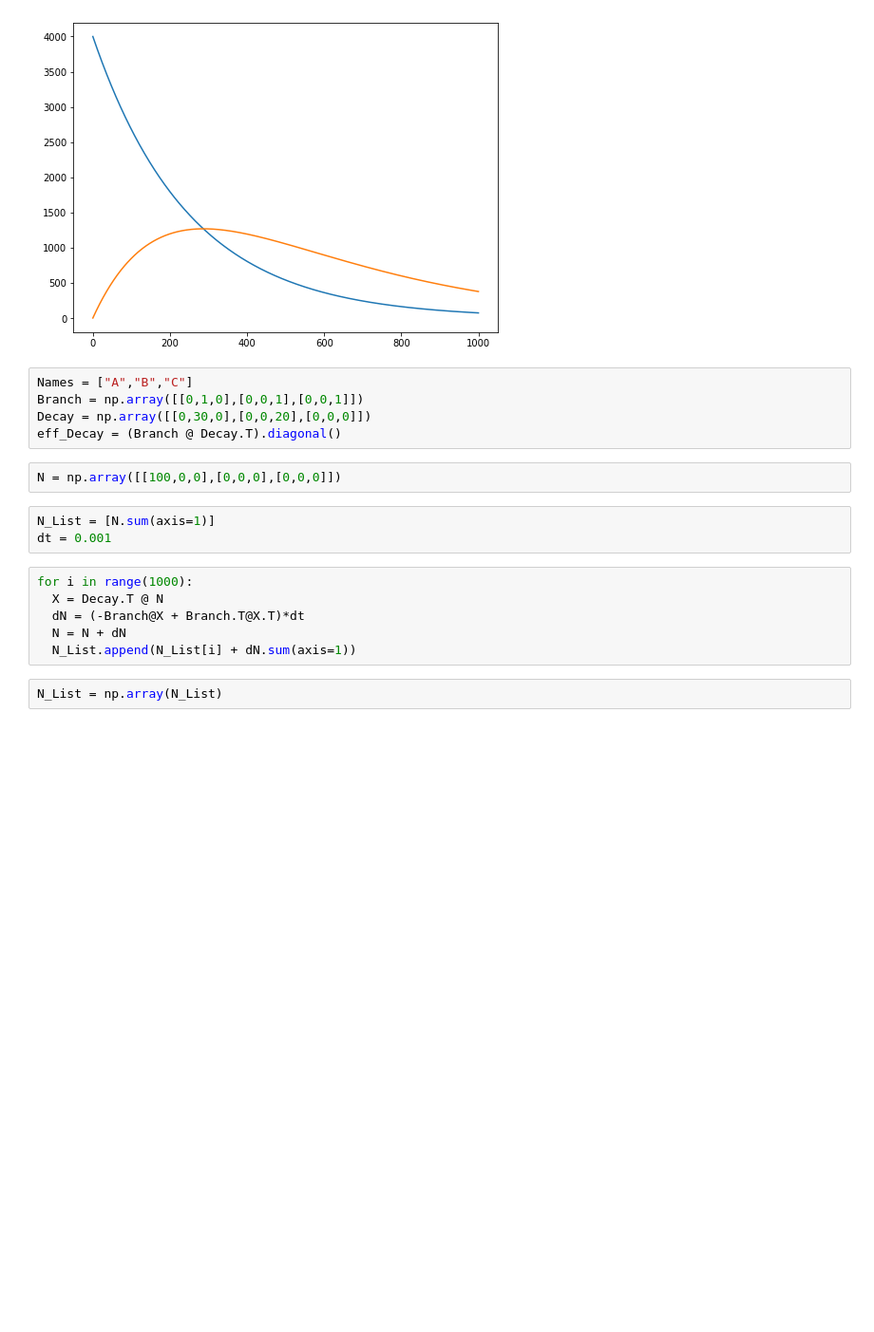
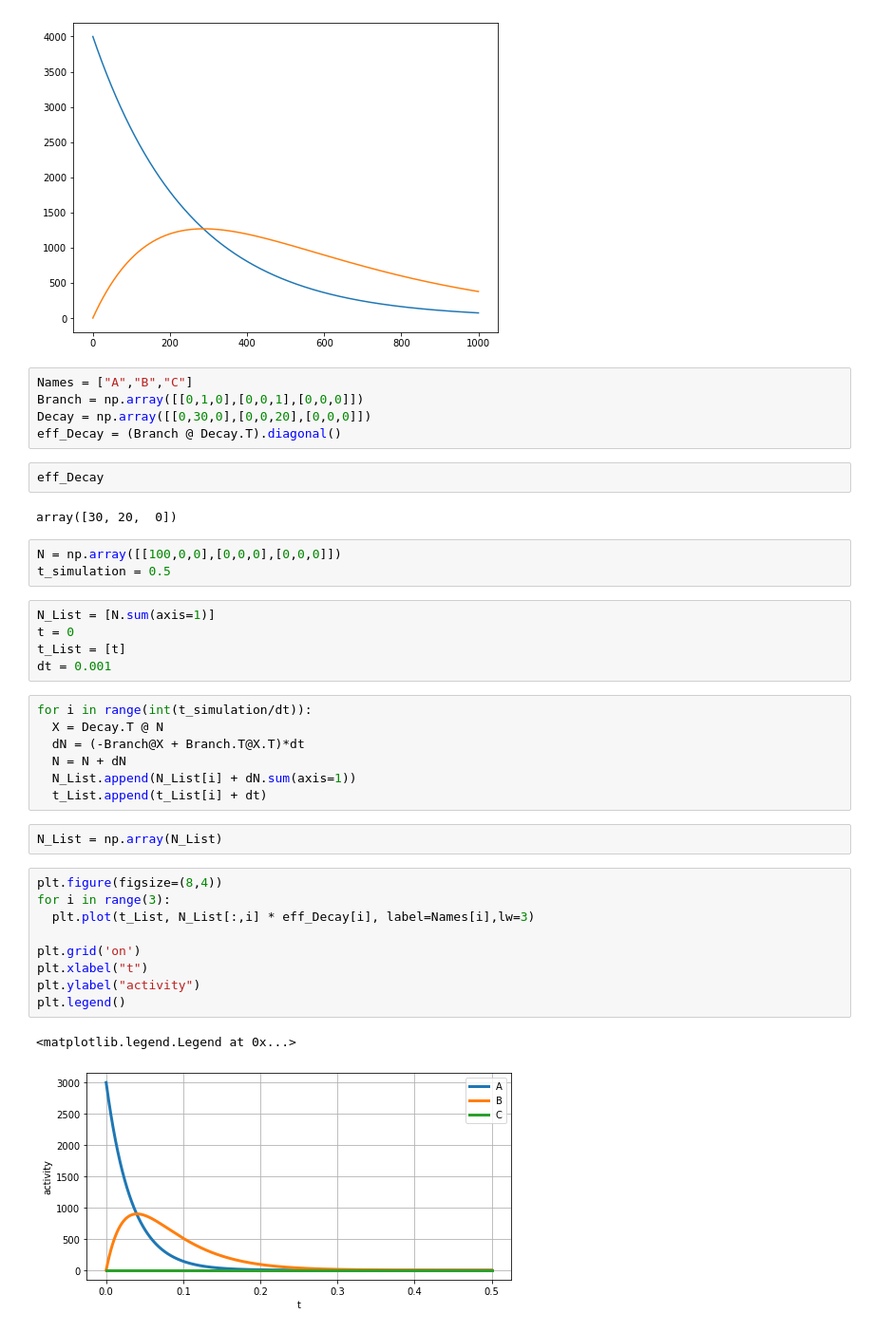
Before and after one commit to alifele/MedicalPhysicsCodes, a Jupyter notebook: radio.ipynb, the cells around one changed output. Shown: that part at 95% size. Saved outputs shown, nothing was run; the diff lists cells and outputs as text; blank space fills up the shorter version.

```diff
--- a/radio.ipynb
+++ b/radio.ipynb
@@ -26,20 +26,40 @@ plt.plot(lambda2 * np.array(N2))
 [figure]
 # %%
 Names = ["A","B","C"]
-Branch = np.array([[0,1,0],[0,0,1],[0,0,1]])
+Branch = np.array([[0,1,0],[0,0,1],[0,0,0]])
 Decay = np.array([[0,30,0],[0,0,20],[0,0,0]])
 eff_Decay = (Branch @ Decay.T).diagonal()
+# %%
+eff_Decay
+# %% [output]
+array([30, 20,  0])
 # %%
 N = np.array([[100,0,0],[0,0,0],[0,0,0]])
+t_simulation = 0.5
 # %%
 N_List = [N.sum(axis=1)]
+t = 0
+t_List = [t]
 dt = 0.001
 # %%
-for i in range(1000):
+for i in range(int(t_simulation/dt)):
   X = Decay.T @ N
   dN = (-Branch@X + Branch.T@X.T)*dt
   N = N + dN
   N_List.append(N_List[i] + dN.sum(axis=1))
+  t_List.append(t_List[i] + dt)
 # %%
 N_List = np.array(N_List)
+# %%
+plt.figure(figsize=(8,4))
+for i in range(3):
+  plt.plot(t_List, N_List[:,i] * eff_Decay[i], label=Names[i],lw=3)
+
+plt.grid('on')
+plt.xlabel("t")
+plt.ylabel("activity")
+plt.legend()
+# %% [output]
+<matplotlib.legend.Legend at 0x...>
+[figure, added]
 # %%
```
Also changed, not shown: parts of 13 cells of this notebook.
